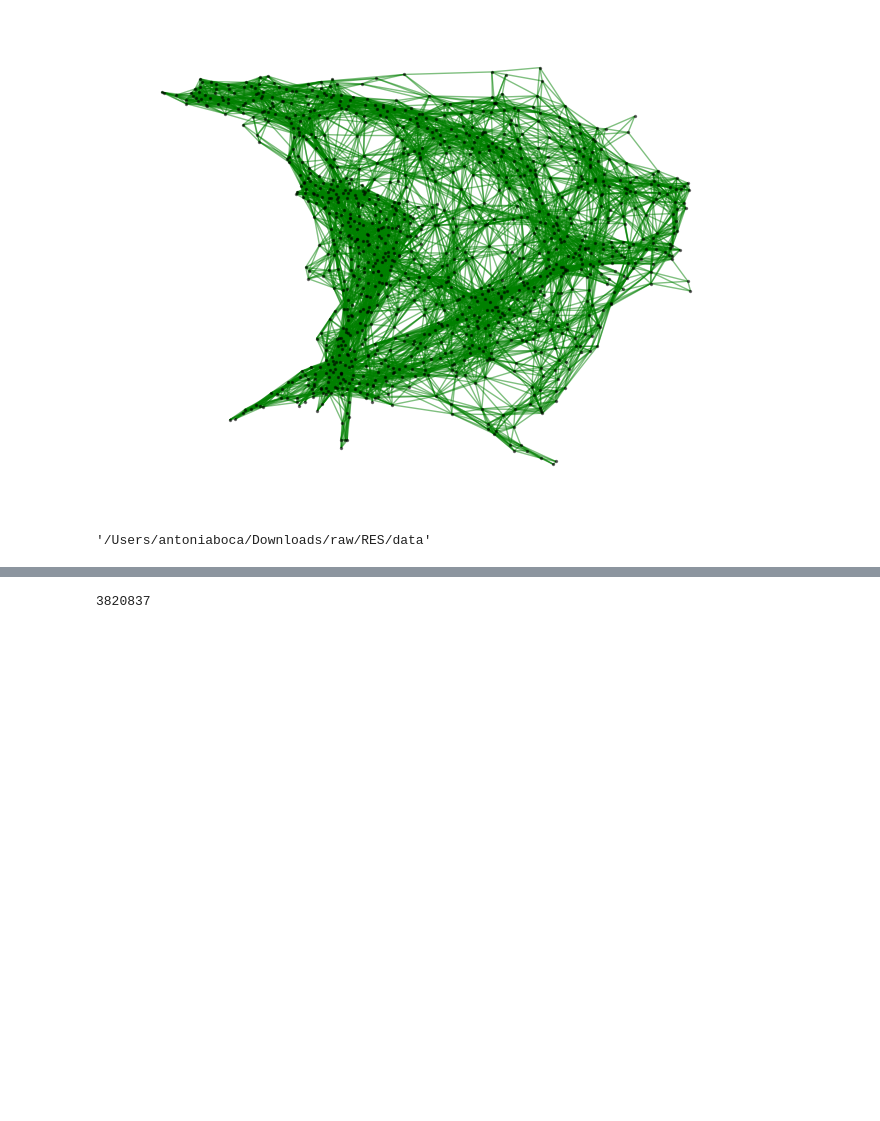
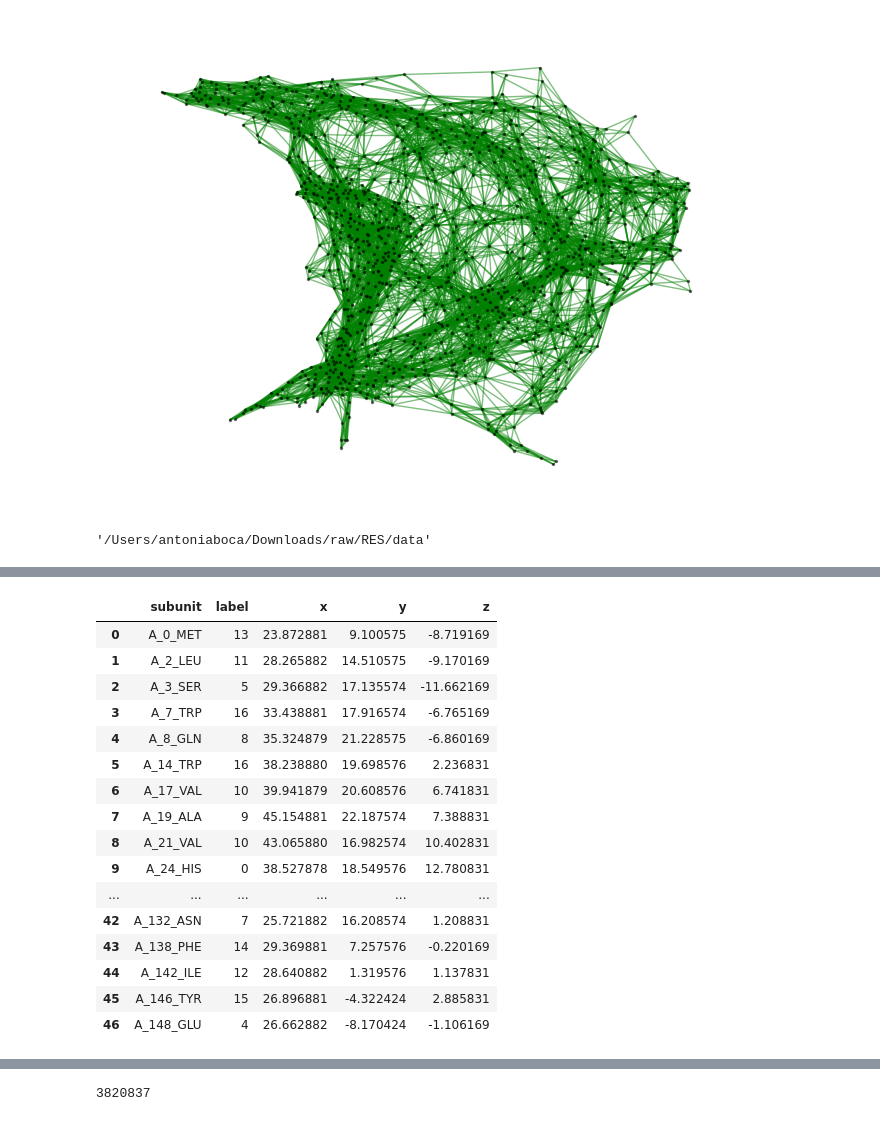
Before and after one commit to semiluna/partIII-amino-acid-prediction, a Jupyter notebook: gvp_antonia/data_visualisation.ipynb, the cells around one changed output, grey strips where cells are left out. Cells and saved outputs as stored; diff of their text form; code cells hidden in the pictures; blank space fills up the shorter version.

```diff
--- a/gvp-antonia/data_visualisation.ipynb
+++ b/gvp_antonia/data_visualisation.ipynb
@@ -120 +136,21 @@ dataset = LMDBDataset(DATASET_PATH)
+# %%
+label
+# %% [output]
+|  | subunit | label | x | y | z |
+| 0 | A_0_MET | 13 | 23.872881 | 9.100575 | -8.719169 |
+| 1 | A_2_LEU | 11 | 28.265882 | 14.510575 | -9.170169 |
+| 2 | A_3_SER | 5 | 29.366882 | 17.135574 | -11.662169 |
+| 3 | A_7_TRP | 16 | 33.438881 | 17.916574 | -6.765169 |
+| 4 | A_8_GLN | 8 | 35.324879 | 21.228575 | -6.860169 |
+| 5 | A_14_TRP | 16 | 38.238880 | 19.698576 | 2.236831 |
+| 6 | A_17_VAL | 10 | 39.941879 | 20.608576 | 6.741831 |
+| 7 | A_19_ALA | 9 | 45.154881 | 22.187574 | 7.388831 |
+| 8 | A_21_VAL | 10 | 43.065880 | 16.982574 | 10.402831 |
+| 9 | A_24_HIS | 0 | 38.527878 | 18.549576 | 12.780831 |
+| ... | ... | ... | ... | ... | ... |
+| 42 | A_132_ASN | 7 | 25.721882 | 16.208574 | 1.208831 |
+| 43 | A_138_PHE | 14 | 29.369881 | 7.257576 | -0.220169 |
+| 44 | A_142_ILE | 12 | 28.640882 | 1.319576 | 1.137831 |
+| 45 | A_146_TYR | 15 | 26.896881 | -4.322424 | 2.885831 |
+| 46 | A_148_GLU | 4 | 26.662882 | -8.170424 | -1.106169 |
 # %%
```
Also changed, not shown: parts of 9 cells of this notebook, 29 other files.
